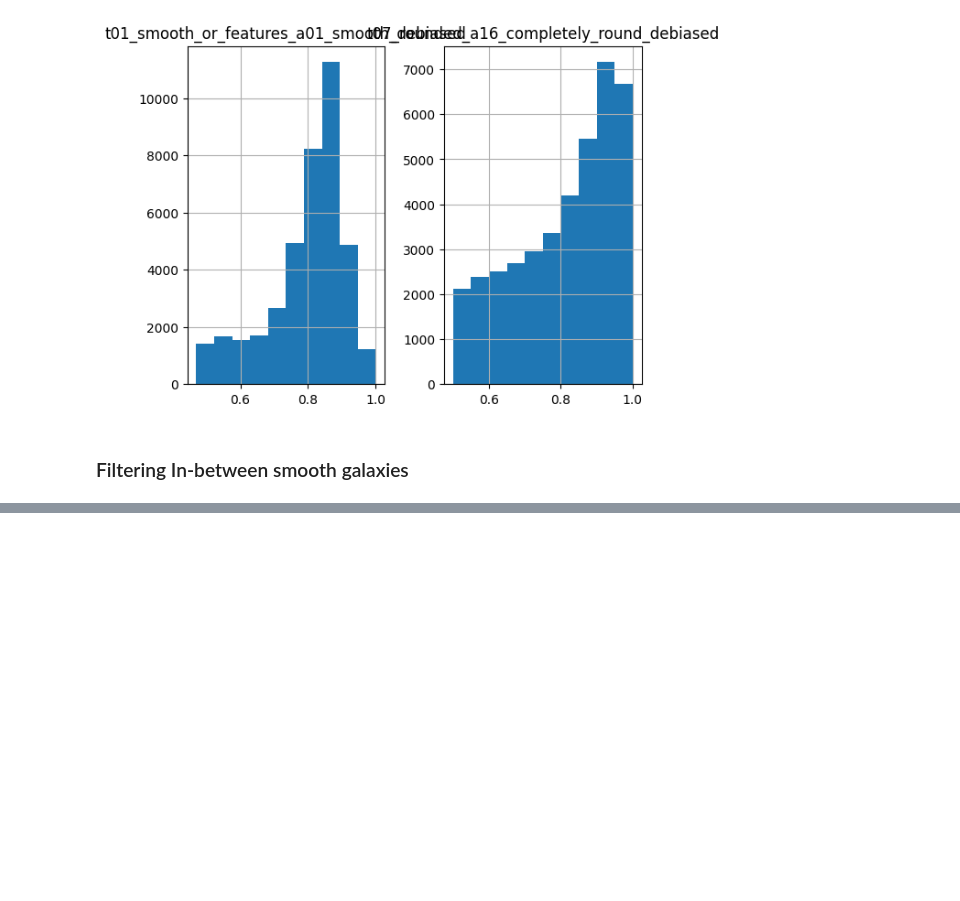
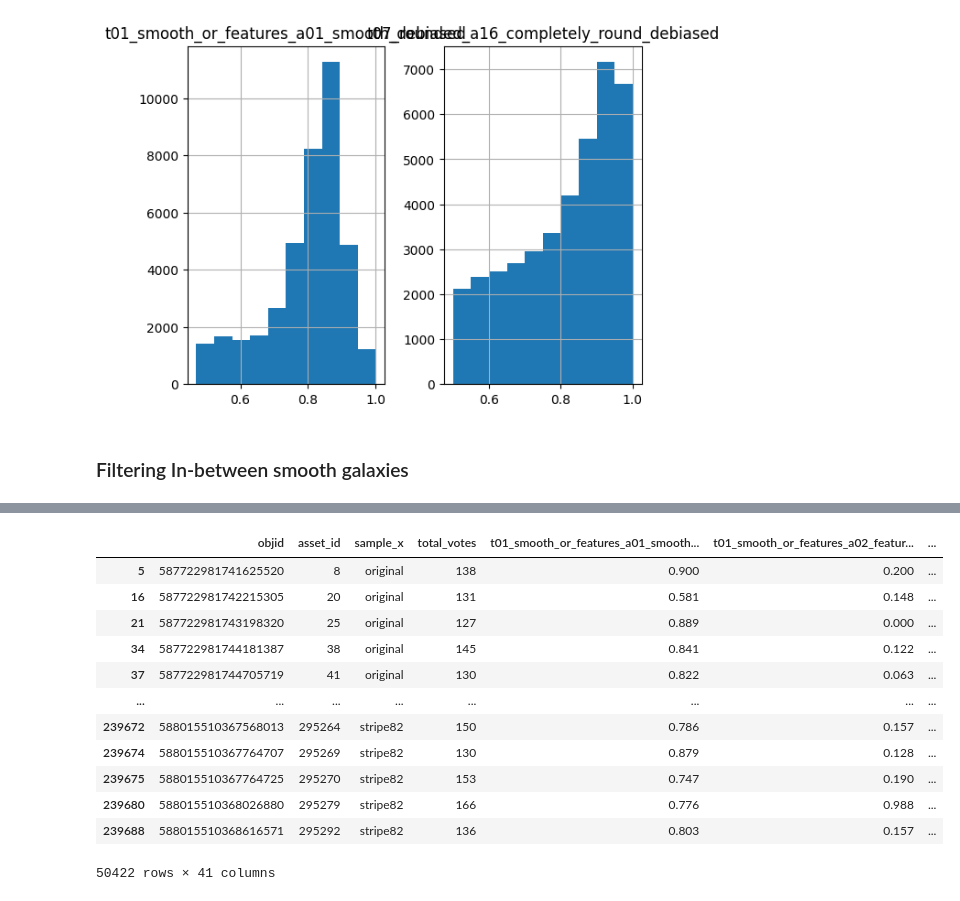
Before and after one commit to YubikNakarmi/galaxy-classification, a Jupyter notebook: notebooks/label_preprocessing.ipynb, the cells around one changed output, grey strips where cells are left out. Cells and saved outputs as stored; diff of their text form; code cells hidden in the pictures; blank space fills up the shorter version.

```diff
--- a/notebooks/EDA.ipynb
+++ b/notebooks/label_preprocessing.ipynb
@@ -123,0 +142,16 @@ array([[<Axes: title={'center': 't01_smooth_or_features_a01_smooth_debiased'}>,
+# %%
+in_between_smooth_df
+# %% [output]
+|  | objid | asset_id | sample_x | total_votes | t01_smooth_or_features_a01_smooth... | t01_smooth_or_features_a02_featur... | ... |
+| 5 | 587722981741625520 | 8 | original | 138 | 0.900 | 0.200 | ... |
+| 16 | 587722981742215305 | 20 | original | 131 | 0.581 | 0.148 | ... |
+| 21 | 587722981743198320 | 25 | original | 127 | 0.889 | 0.000 | ... |
+| 34 | 587722981744181387 | 38 | original | 145 | 0.841 | 0.122 | ... |
+| 37 | 587722981744705719 | 41 | original | 130 | 0.822 | 0.063 | ... |
+| ... | ... | ... | ... | ... | ... | ... | ... |
+| 239672 | 588015510367568013 | 295264 | stripe82 | 150 | 0.786 | 0.157 | ... |
+| 239674 | 588015510367764707 | 295269 | stripe82 | 130 | 0.879 | 0.128 | ... |
+| 239675 | 588015510367764725 | 295270 | stripe82 | 153 | 0.747 | 0.190 | ... |
+| 239680 | 588015510368026880 | 295279 | stripe82 | 166 | 0.776 | 0.988 | ... |
+| 239688 | 588015510368616571 | 295292 | stripe82 | 136 | 0.803 | 0.157 | ... |
+50422 rows × 41 columns
```
Also changed, not shown: parts of 8 cells of this notebook, 1 other file.
